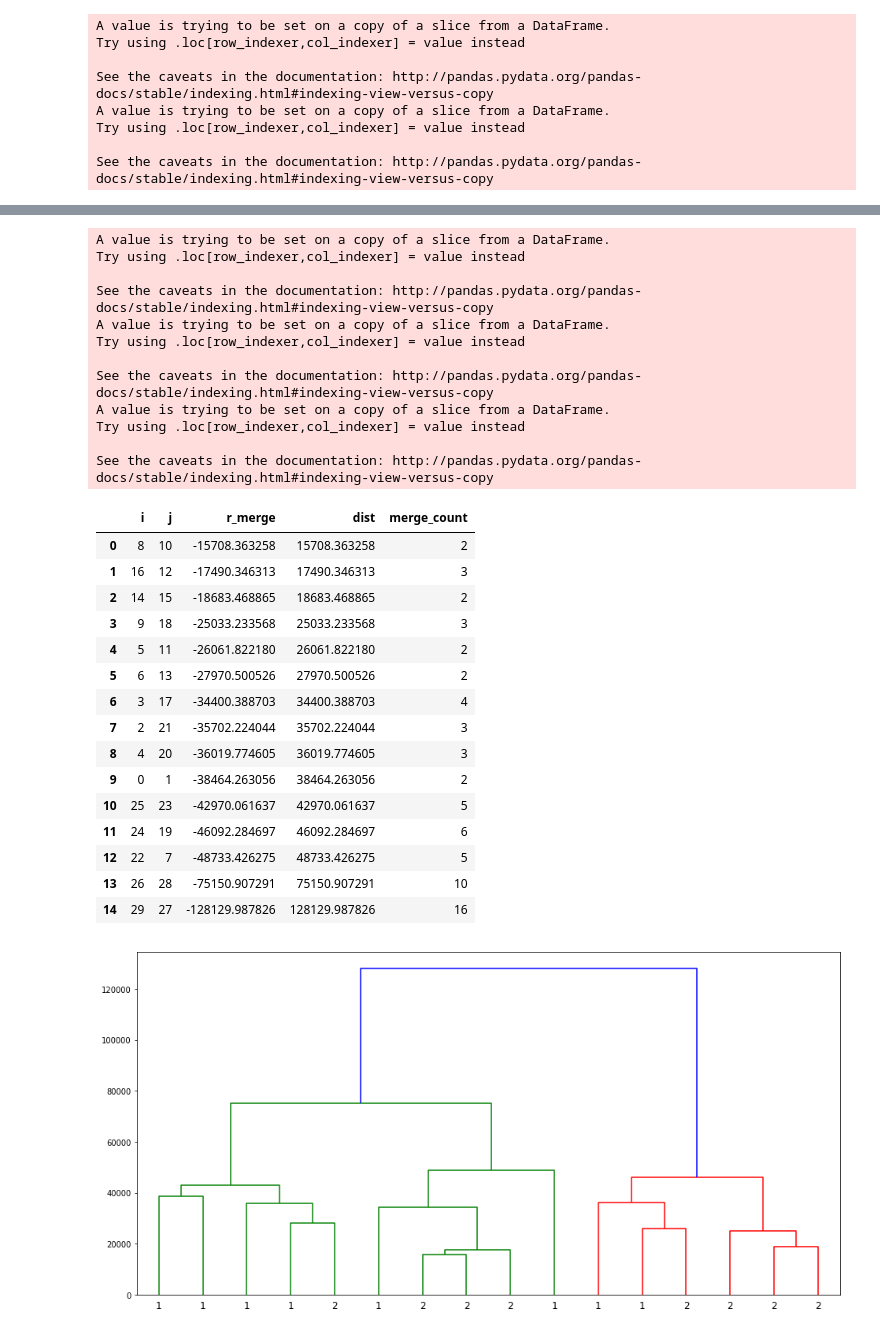
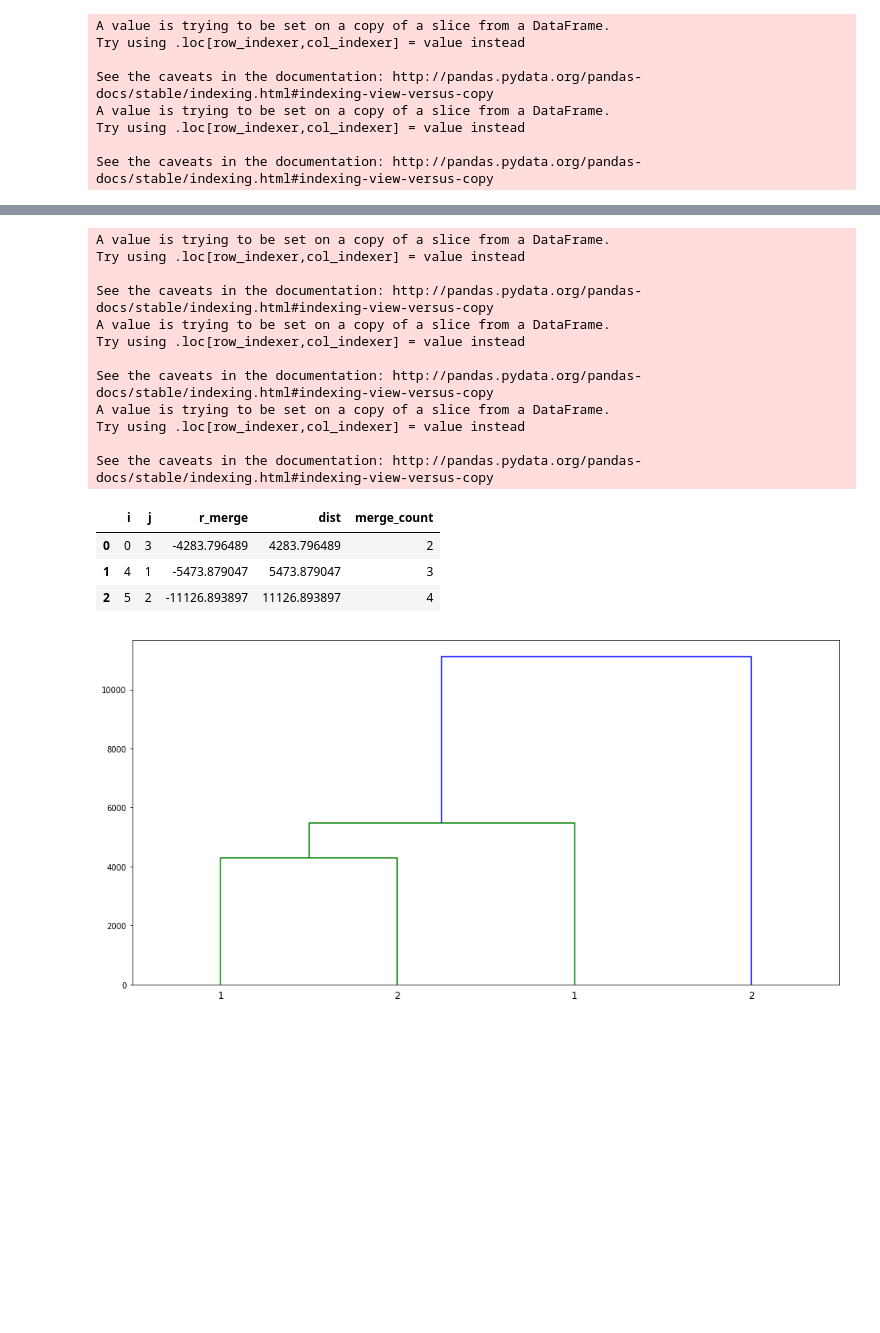
Before and after one commit to shahcompbio/scgenome-deprecated, a Jupyter notebook: notebooks/bayesian_toy.ipynb, the cells around one changed output, grey strips where cells are left out. Cells and saved outputs as stored; diff of their text form; code cells hidden in the pictures; blank space fills up the shorter version.

Commit message:
Refactored so TNode, bayesian_cluster() has correct implementation

```diff
--- a/notebooks/bayesian_toy.ipynb
+++ b/notebooks/bayesian_toy.ipynb
@@ -167,14 +167,14 @@ from scgenome.utils import cn_mat_to_cn_data, cn_mat_as_df
 from scipy.cluster.hierarchy import dendrogram, linkage
 from matplotlib import pyplot as plt
 
-NUM_SAMPLE = 8
-NUM_BIN = 500
+NUM_SAMPLE = 2
+NUM_BIN = 100
 CHR_NAMES = ["1","2"]
 ALPHA=0.05
 max_cn=7
 
-cluster1 = sim.cn_mat_poisson(NUM_SAMPLE, NUM_BIN, init_lambda=1., jump_lambda=1, seed=None, max_cn=max_cn)
-cluster2 = sim.cn_mat_poisson(NUM_SAMPLE, NUM_BIN, init_lambda=3., jump_lambda=0.1, seed=None, max_cn=max_cn)
+cluster1 = sim.cn_mat_poisson(NUM_SAMPLE, NUM_BIN, init_lambda=1., jump_lambda=1, seed=1, max_cn=max_cn)
+cluster2 = sim.cn_mat_poisson(NUM_SAMPLE, NUM_BIN, init_lambda=3., jump_lambda=0.1, seed=3, max_cn=max_cn)
 
 clst1_cell_ids = [f"cl1_cell{i}" for i in range(cluster1.shape[0])]
 clst2_cell_ids = [f"cl2_cell{i}" for i in range(cluster1.shape[0])]
@@ -188,7 +188,7 @@ cn_data["cluster_id"] = cn_data["cell_id"].str.split("_",expand=True).iloc[:,0]
 cn_data["copy2"] = cn_data["copy"] + np.absolute(np.random.normal(size=cn_data.shape[0], scale=0.3))
 cn_data.columns = ["chr", "bin", "cell_id", "state", "start", "end", "cluster_id", "copy"]
 
-tlinkage, root, cl_cell_ids = cncluster.rec_bayesian_cluster(cn_data, n_states=max_cn, value_ids=["copy"], alpha=ALPHA)
+tlinkage, root, cl_cell_ids = cncluster.bayesian_cluster(cn_data, n_states=max_cn, value_ids=["copy"], alpha=ALPHA)
 
 from scipy.stats import rankdata
 
@@ -200,46 +200,34 @@ if(plinkage["r_merge"].min() < 0):
     #plinkage["dist1"] = plinkage["dist"].min() / plinkage["dist"]
 else:
     pass
 #####
 #plinkage.loc[0,"r_merge"] = 1
 #plinkage["dist"] = np.exp((1/plinkage["r_merge"]))
 #plinkage["dist"] = plinkage["r_merge"].min() / plinkage["r_merge"]
 plinkage["dist"] = -1 * plinkage["r_merge"]
 #####
 plot_data = plinkage[["i","j","dist","merge_count"]].to_numpy().astype("float")
 display(plinkage[["i","j","r_merge","dist","merge_count"]])
 
 
 cell_id_labels = cl_cell_ids.str[2]
 fig = plt.figure(figsize=(16, 8))
 dend = dendrogram(plot_data, labels=cell_id_labels)
 # %% [output]
 A value is trying to be set on a copy of a slice from a DataFrame.
 Try using .loc[row_indexer,col_indexer] = value instead
 
 See the caveats in the documentation: http://pandas.pydata.org/pandas-docs/stable/indexing.html#indexing-view-versus-copy
 A value is trying to be set on a copy of a slice from a DataFrame.
 Try using .loc[row_indexer,col_indexer] = value instead
 
 See the caveats in the documentation: http://pandas.pydata.org/pandas-docs/stable/indexing.html#indexing-view-versus-copy
 A value is trying to be set on a copy of a slice from a DataFrame.
 Try using .loc[row_indexer,col_indexer] = value instead
 
 See the caveats in the documentation: http://pandas.pydata.org/pandas-docs/stable/indexing.html#indexing-view-versus-copy
 |  | i | j | r_merge | dist | merge_count |
-| 0 | 8 | 10 | -15708.363258 | 15708.363258 | 2 |
-| 1 | 16 | 12 | -17490.346313 | 17490.346313 | 3 |
-| 2 | 14 | 15 | -18683.468865 | 18683.468865 | 2 |
-| 3 | 9 | 18 | -25033.233568 | 25033.233568 | 3 |
-| 4 | 5 | 11 | -26061.822180 | 26061.822180 | 2 |
-| 5 | 6 | 13 | -27970.500526 | 27970.500526 | 2 |
-| 6 | 3 | 17 | -34400.388703 | 34400.388703 | 4 |
-| 7 | 2 | 21 | -35702.224044 | 35702.224044 | 3 |
-| 8 | 4 | 20 | -36019.774605 | 36019.774605 | 3 |
-| 9 | 0 | 1 | -38464.263056 | 38464.263056 | 2 |
-| 10 | 25 | 23 | -42970.061637 | 42970.061637 | 5 |
-| 11 | 24 | 19 | -46092.284697 | 46092.284697 | 6 |
-| 12 | 22 | 7 | -48733.426275 | 48733.426275 | 5 |
-| 13 | 26 | 28 | -75150.907291 | 75150.907291 | 10 |
-| 14 | 29 | 27 | -128129.987826 | 128129.987826 | 16 |
+| 0 | 0 | 3 | -4283.796489 | 4283.796489 | 2 |
+| 1 | 4 | 1 | -5473.879047 | 5473.879047 | 3 |
+| 2 | 5 | 2 | -11126.893897 | 11126.893897 | 4 |
-[figure, old version]
+[figure, new version]
```
Also changed, not shown: parts of 3 cells of this notebook, 3 other files.
